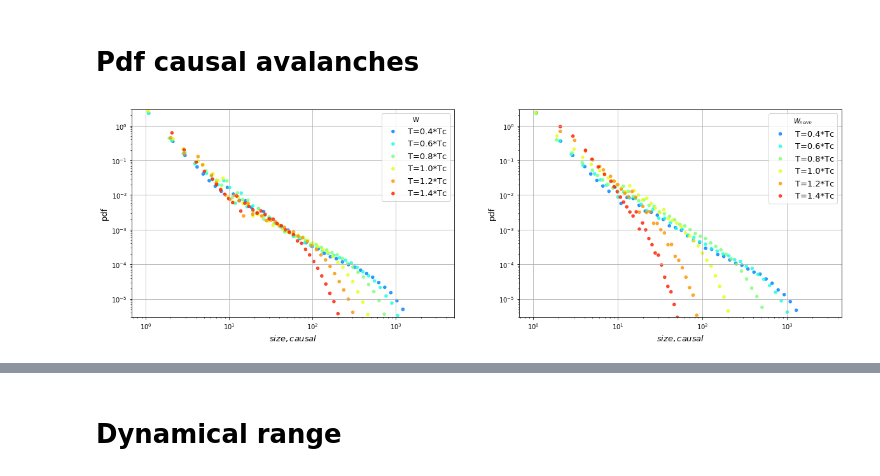
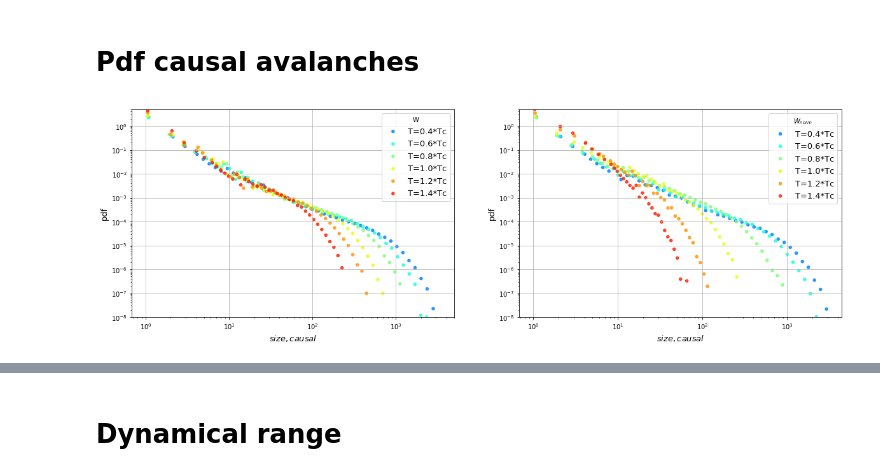
Before and after one commit to gbarzon/HTC_Mesoscopic_Brain, a Jupyter notebook: HTC_results_1.ipynb, the cells around one changed output, grey strips where cells are left out. Cells and saved outputs as stored; diff of their text form; code cells hidden in the pictures.

```diff
--- a/HTC_results_1.ipynb
+++ b/HTC_results_1.ipynb
@@ -58,7 +58,6 @@ plotter.plot_pdf(mod, 'time', Nbins=None, yrange=[1e-5, 5], scale='loglog')
 # %% [markdown]
 # Pdf causal avalanches
 # %%
-plotter.plot_pdf(mod, 'size_causal', Nbins=None, yrange=[3e-6, 3], scale='loglog')
-#plotter.plot_pdf(mod, 'size_causal', Nbins=None, yrange=[3e-6, 3], scale='log')
+plotter.plot_pdf(mod, 'size_causal', Nbins=None, yrange=[1e-8, 5], scale='loglog')
 # %% [output]
-[figure, old version]
+[figure, new version]
```
Also changed, not shown: parts of 3 cells of this notebook, 3 other files.
